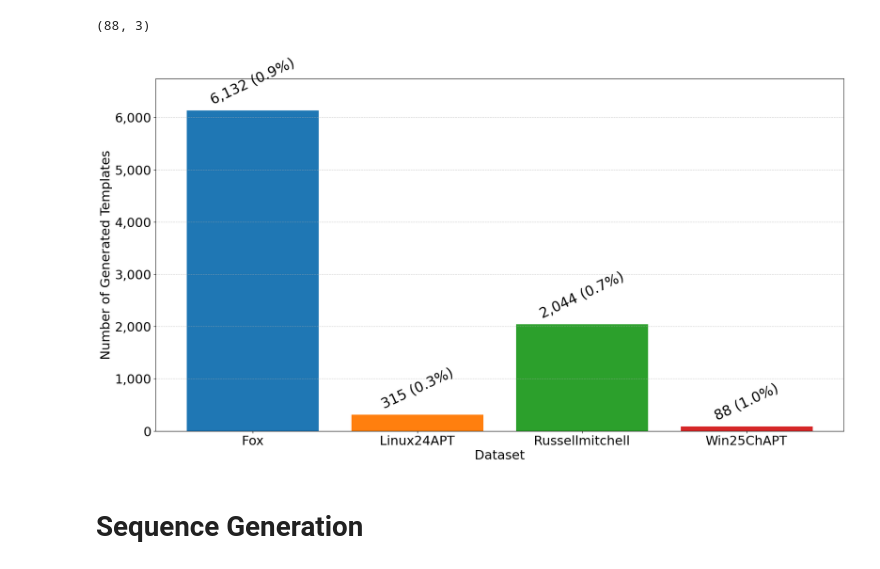
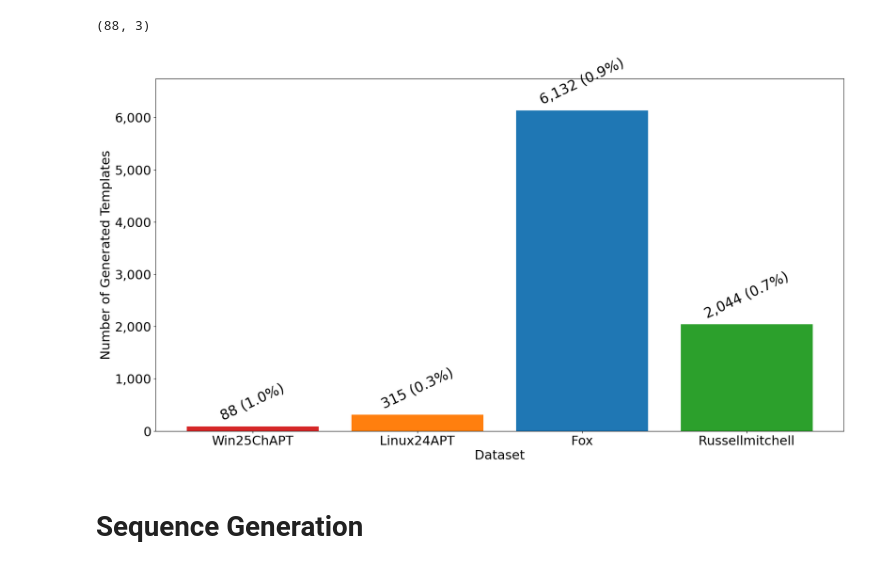
Before and after one commit to AhmedCoolProjects/logadu-py, a Jupyter notebook: datasets/analysis.ipynb, the cells around one changed output. Saved outputs shown, nothing was run; the diff lists cells and outputs as text; code cells hidden in the pictures.

```diff
--- a/datasets/analysis.ipynb
+++ b/datasets/analysis.ipynb
@@ -43,33 +43,35 @@ fox_df.shape, lin_df.shape, russ_df.shape, win_df.shape
 # %%
 # store count of label is 1 and label is 0 and total rows in each df
 counts = {
+    "Win25ChAPT": {
+        "Total": win_df.shape[0],
+        "Normal": win_df[win_df['label'] == 0].shape[0],
+        "Anomalous": win_df[win_df['label'] == 1].shape[0]
+    },
+    "Linux24APT": {
+        "Total": lin_df.shape[0],
+        "Normal": lin_df[lin_df['label'] == 0].shape[0],
+        "Anomalous": lin_df[lin_df['label'] == 1].shape[0]
+    },
     "Fox": {
         "Total": fox_df.shape[0],
         "Normal": fox_df[fox_df['label'] == 0].shape[0],
         "Anomalous": fox_df[fox_df['label'] == 1].shape[0],
 
     },
-    "Linux24APT": {
-        "Total": lin_df.shape[0],
-        "Normal": lin_df[lin_df['label'] == 0].shape[0],
-        "Anomalous": lin_df[lin_df['label'] == 1].shape[0]
-    },
+
     "Russellmitchell": {
         "Total": russ_df.shape[0],
         "Normal": russ_df[russ_df['label'] == 0].shape[0],
         "Anomalous": russ_df[russ_df['label'] == 1].shape[0]
     },
-    "Win25ChAPT": {
-        "Total": win_df.shape[0],
-        "Normal": win_df[win_df['label'] == 0].shape[0],
-        "Anomalous": win_df[win_df['label'] == 1].shape[0]
-    }
+
 }
 data = {
+    "Win25ChAPT": win_df,
+    "Linux24APT": lin_df,
     "Fox": fox_df,
-    "Linux24APT": lin_df,
     "Russellmitchell": russ_df,
-    "Win25ChAPT": win_df
 }
 # let's plot that using seaborn using bar chart
 # %%
@@ -98,6 +100,7 @@ df_melted['Percentage'] = df_melted.apply(
 # --- End of new section ---
 
 # Set the figure size for better readability
+plt.style.use('default')
 plt.figure(figsize=(18, 11))
 
 # Create the bar plot and store the Axes object
@@ -200,6 +203,7 @@ import pandas as pd # Needed for pd.Timedelta
 # and 'durations' are already defined.
 
 # Create the plot
+plt.style.use('default')
 fig, ax = plt.subplots(figsize=(18, 9))
 
 # Plot the horizontal bars
@@ -240,7 +244,7 @@ ax.set_xlim(left=ax.get_xlim()[0], right=max_date + pd.Timedelta(days=40)) # Inc
 plt.xlabel('Time', fontsize=_FS)
 plt.ylabel('Dataset', fontsize=_FS)
 # plt.title('Time Range of Each Dataset', fontsize=_FS) # Added fontsize to title
-plt.grid(axis='x', linestyle='--', alpha=0.6)
+# plt.grid(axis='x', linestyle='--', alpha=0.6)
 
 # Set tick label sizes to _FS for both axes
 ax.tick_params(axis='both', which='major', labelsize=_FS)
@@ -388,8 +393,9 @@ tmpl_counts = [data[name]['tmpl'].shape[0] for name in dataset_names]
 str_counts = [data[name]['str'].shape[0] for name in dataset_names]
 
 # 2. Create the bar chart
+plt.style.use('default')
 fig, ax = plt.subplots(figsize=(18, 10))
-bars = ax.bar(dataset_names, tmpl_counts, color=['#1f77b4', '#ff7f0e', '#2ca02c', '#d62728'])
+bars = ax.bar(dataset_names, tmpl_counts, color=['#d62728','#ff7f0e','#1f77b4', '#2ca02c'])
 
 # 3. Add annotations on top of each bar
 for i, bar in enumerate(bars):
@@ -408,38 +414,39 @@ for i, bar in enumerate(bars):
         # fontweight='bold',
         rotation=25,  # Rotate text for better readability
     )
+    # ax.grid(False)
 real_names = {
+    "win": "Win25ChAPT",
+    "linux": "Linux24APT",
     "fox": "Fox",
-    "linux": "Linux24APT",
     "russell": "Russellmitchell",
-    "win": "Win25ChAPT"
 }
 
 # 4. Customize the plot for clarity
 ax.set_xlabel('Dataset', fontsize=_FS)
 ax.set_ylabel('Number of Generated Templates', fontsize=_FS)
 ax.set_xticklabels([name for name in real_names.values()], fontsize=_FS)
 # fontsize for y values
 ax.get_yaxis().set_tick_params(labelsize=_FS)
 
 ax.get_yaxis(
 
     ).set_major_formatter(
     plt.FuncFormatter(lambda x, p: format(int(x), ','))
 )
 
 ax.set_ylim(0, max(tmpl_counts) * 1.1)
 
 # Add a grid for easier reading
-ax.yaxis.grid(True, linestyle='--', alpha=0.6)
+# ax.yaxis.grid(True, linestyle='--', alpha=0.6)
 
 # Ensure the layout is tight
 plt.tight_layout()
 
 # 5. Display the plot
 plt.show()
 # %% [output]
-[figure, old version]
+[figure, new version]
 # %% [markdown]
 # Sequence Generation
 # %%
```
Also changed, not shown: parts of 14 cells of this notebook, 33 other files.
